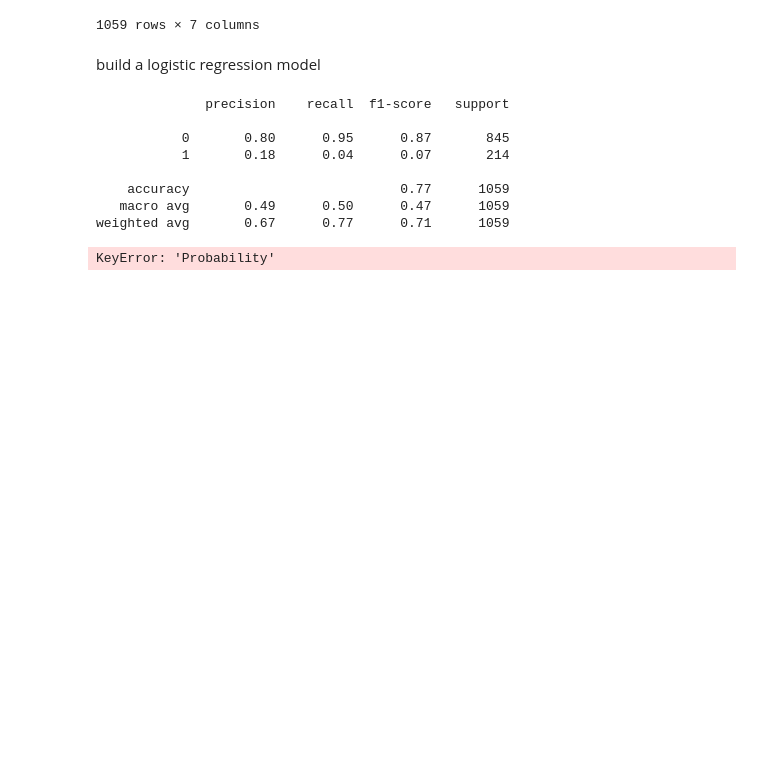
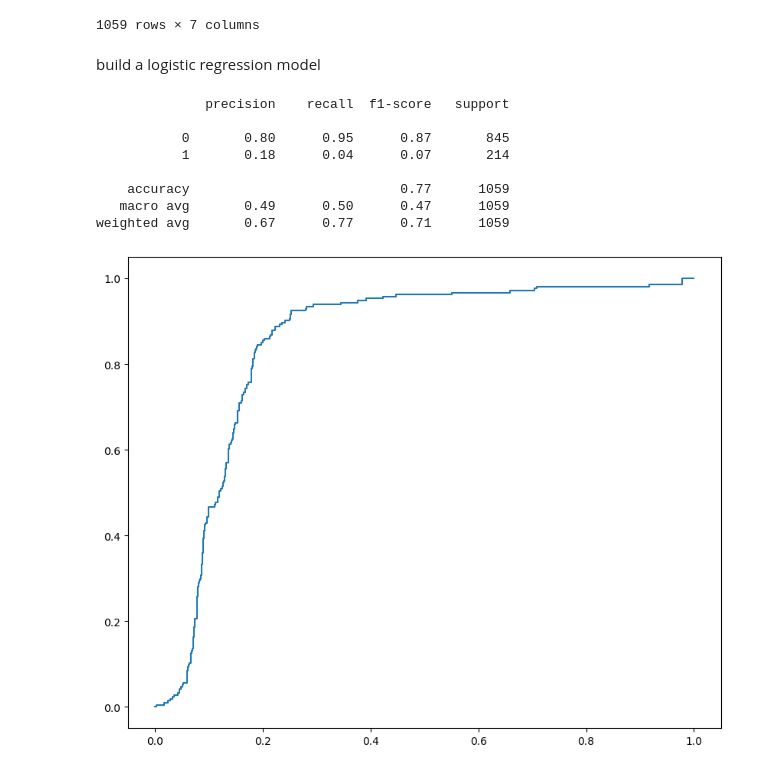
Before and after one commit to Jacob-J-Richards/Personal_save, a Jupyter notebook: Python/90+DPD_in_Python.ipynb, the cells around one changed output. Saved outputs shown, nothing was run; the diff lists cells and outputs as text; code cells hidden in the pictures; blank space fills up the shorter version.

```diff
--- a/Python/90+DPD_in_Python.ipynb
+++ b/Python/90+DPD_in_Python.ipynb
@@ -241,7 +256,12 @@ model = LogisticRegression()
 model.fit(x_train, y_train) # train the model on predictor and response from training data
 
 
-y_pred = model.predict(x_test) # evaluate model on test predictors
+y_pred = model.predict(x_test) # evaluate model on test predictors for predicted binary outcome
+
+y_pred_prob = model.predict_proba(x_test)  # evaluate model on test data for coresponding probabilities of predicted outcome
+
+test['prob'] = y_pred_prob[:,1] # appending the probability posative outcome column to test for evaluation of ROC curve
+
 
 print(classification_report(y_test, y_pred)) # compair actual test response with predicted test response
 # %% [output]
@@ -253,37 +273,18 @@ print(classification_report(y_test, y_pred)) # compair actual test response with
     accuracy                           0.77      1059
    macro avg       0.49      0.50      0.47      1059
 weighted avg       0.67      0.77      0.71      1059
-# %%
-from sklearn.metrics import roc_curve, auc
-
-# Calculate ROC metrics
-fpr, tpr, thresholds = roc_curve(test['y'], test['Probability'])
-roc_auc = auc(fpr, tpr)
-
-# Prepare data for plotting
-roc_data = pd.DataFrame({
-    'FPR': fpr,
-    'TPR': tpr,
-    'Threshold': thresholds
-})
-
-# Create the ROC curve plot
-plt.figure(figsize=(10, 8))
-sns.lineplot(x=roc_data['FPR'], y=roc_data['TPR'], hue=roc_data['Threshold'], palette="coolwarm", size=1)
-
-# Add a diagonal dashed line for random guess
-plt.plot([0, 1], [0, 1], 'k--', linewidth=1.5, label='Random Guess')
-
-# Highlighting a perfect model ROC as dotted blue (example)
-plt.plot([0, 0, 1], [0, 1, 1], color='blue', linestyle='dotted', linewidth=1.5, label='Perfect Model')
-
-# Customize the plot
-plt.title(f"ROC Curve for Logistic Regression (AUC: {roc_auc:.4f})", fontsize=16)
-plt.xlabel("False Positive Rate (1 - Specificity)", fontsize=14)
-plt.ylabel("True Positive Rate (Sensitivity)", fontsize=14)
-plt.legend(loc='lower right', fontsize=12)
-plt.colorbar(plt.cm.ScalarMappable(cmap="coolwarm"), label="Decision Threshold")
-plt.grid(alpha=0.3)
-plt.show()
-# %% [output]
-KeyError: 'Probability'
+# %%
+import matplotlib.pyplot as plt
+from sklearn.metrics import roc_curve, auc
+import numpy as np
+
+
+fpr, tpr, thresholds = roc_curve(test['y'], test['prob'])
+
+roc_auc = auc(fpr, tpr)
+
+plt.figure(figsize=(10, 8))
+
+roc_curve = plt.plot(fpr, tpr)
+# %% [output]
+[figure, added]
```
Also changed, not shown: parts of 4 cells of this notebook.
